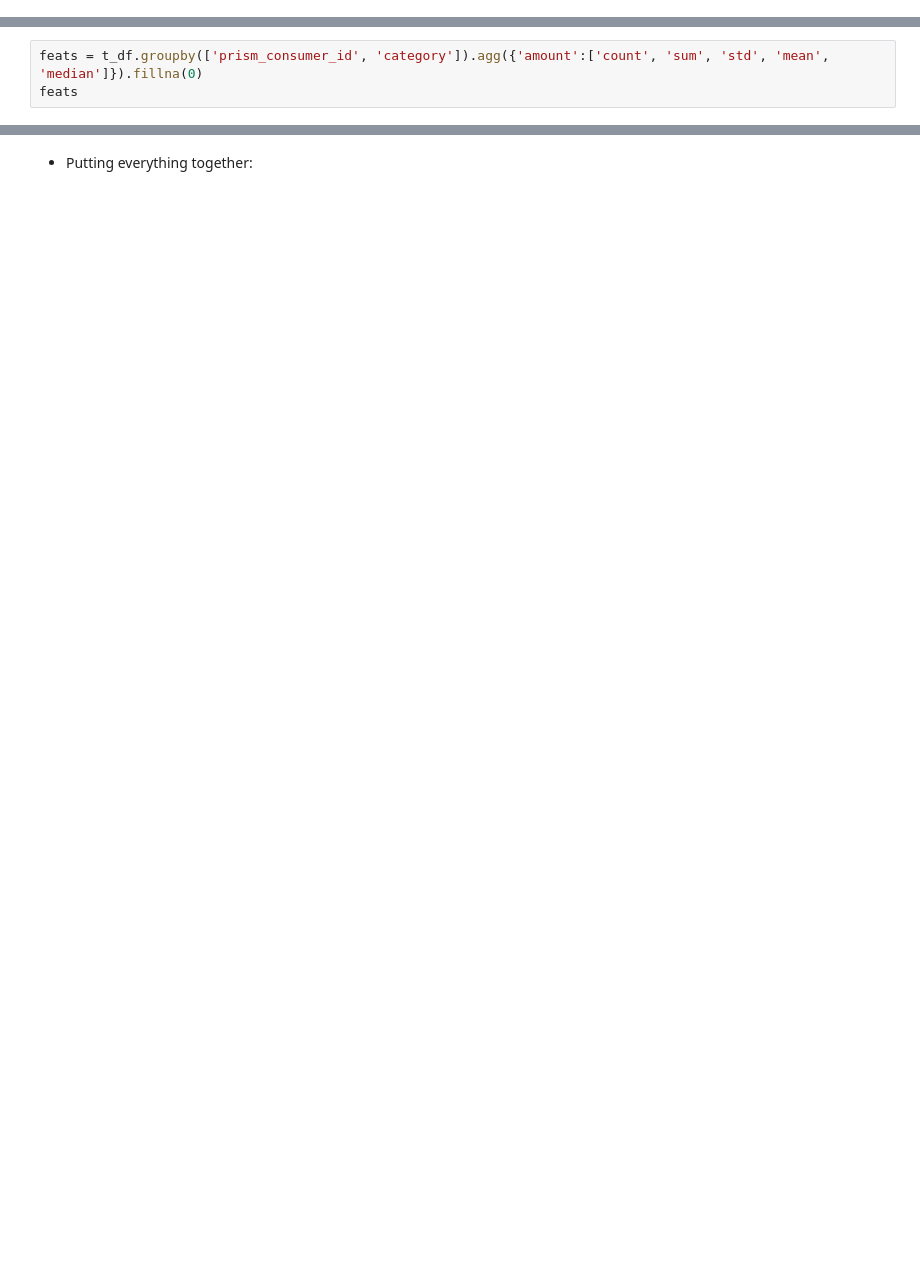
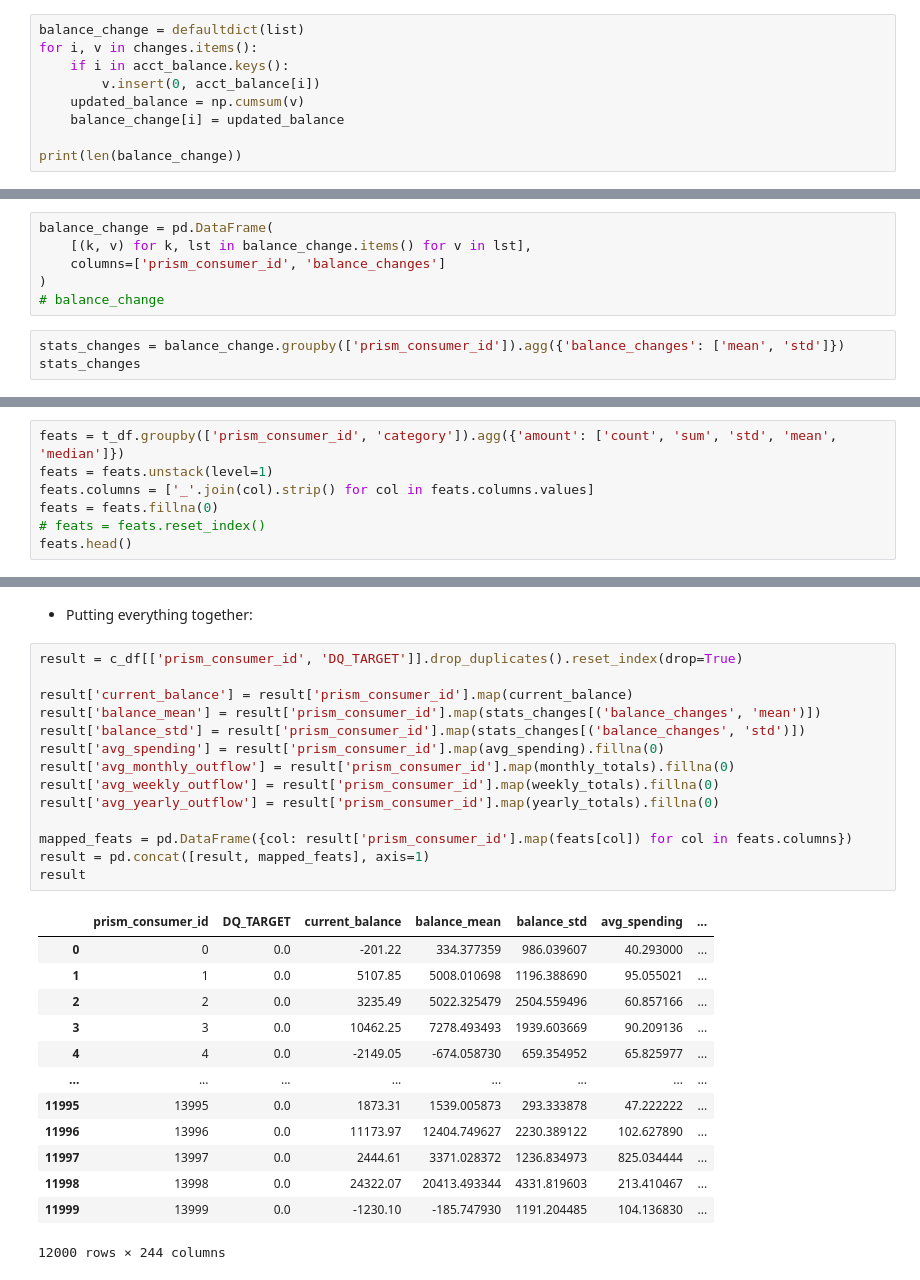
Before and after one commit to mozer123/credit_scoring, a Jupyter notebook: src/03/brandon.ipynb, the cells around one changed output, grey strips where cells are left out. Drawn from its saved outputs; the diff is of its cells as text; blank space fills up the shorter version.

```diff
--- a/src/03/brandon.ipynb
+++ b/src/03/brandon.ipynb
@@ -125,0 +191,9 @@ balance_changes
+# %%
+balance_change = defaultdict(list)
+for i, v in changes.items():
+    if i in acct_balance.keys():
+        v.insert(0, acct_balance[i])
+    updated_balance = np.cumsum(v)
+    balance_change[i] = updated_balance
+
+print(len(balance_change))
@@ -125,0 +204,9 @@ balance_changes
+# %%
+balance_change = pd.DataFrame(
+    [(k, v) for k, lst in balance_change.items() for v in lst],
+    columns=['prism_consumer_id', 'balance_changes']
+)
+# balance_change
+# %%
+stats_changes = balance_change.groupby(['prism_consumer_id']).agg({'balance_changes': ['mean', 'std']})
+stats_changes
@@ -126,5 +248,9 @@ balance_changes
 # %% [markdown]
 ## Required features:
 # %%
-feats = t_df.groupby(['prism_consumer_id', 'category']).agg({'amount':['count', 'sum', 'std', 'mean', 'median']}).fillna(0)
-feats
+feats = t_df.groupby(['prism_consumer_id', 'category']).agg({'amount': ['count', 'sum', 'std', 'mean', 'median']})
+feats = feats.unstack(level=1)
+feats.columns = ['_'.join(col).strip() for col in feats.columns.values]
+feats = feats.fillna(0)
+# feats = feats.reset_index()
+feats.head()
@@ -131,2 +266,30 @@ feats
 # %% [markdown]
 - Putting everything together:
+# %%
+result = c_df[['prism_consumer_id', 'DQ_TARGET']].drop_duplicates().reset_index(drop=True)
+
+result['current_balance'] = result['prism_consumer_id'].map(current_balance)
+result['balance_mean'] = result['prism_consumer_id'].map(stats_changes[('balance_changes', 'mean')])
+result['balance_std'] = result['prism_consumer_id'].map(stats_changes[('balance_changes', 'std')])
+result['avg_spending'] = result['prism_consumer_id'].map(avg_spending).fillna(0)
+result['avg_monthly_outflow'] = result['prism_consumer_id'].map(monthly_totals).fillna(0)
+result['avg_weekly_outflow'] = result['prism_consumer_id'].map(weekly_totals).fillna(0)
+result['avg_yearly_outflow'] = result['prism_consumer_id'].map(yearly_totals).fillna(0)
+
+mapped_feats = pd.DataFrame({col: result['prism_consumer_id'].map(feats[col]) for col in feats.columns})
+result = pd.concat([result, mapped_feats], axis=1)
+result
+# %% [output]
+|  | prism_consumer_id | DQ_TARGET | current_balance | balance_mean | balance_std | avg_spending | ... |
+| 0 | 0 | 0.0 | -201.22 | 334.377359 | 986.039607 | 40.293000 | ... |
+| 1 | 1 | 0.0 | 5107.85 | 5008.010698 | 1196.388690 | 95.055021 | ... |
+| 2 | 2 | 0.0 | 3235.49 | 5022.325479 | 2504.559496 | 60.857166 | ... |
+| 3 | 3 | 0.0 | 10462.25 | 7278.493493 | 1939.603669 | 90.209136 | ... |
+| 4 | 4 | 0.0 | -2149.05 | -674.058730 | 659.354952 | 65.825977 | ... |
+| ... | ... | ... | ... | ... | ... | ... | ... |
+| 11995 | 13995 | 0.0 | 1873.31 | 1539.005873 | 293.333878 | 47.222222 | ... |
+| 11996 | 13996 | 0.0 | 11173.97 | 12404.749627 | 2230.389122 | 102.627890 | ... |
+| 11997 | 13997 | 0.0 | 2444.61 | 3371.028372 | 1236.834973 | 825.034444 | ... |
+| 11998 | 13998 | 0.0 | 24322.07 | 20413.493344 | 4331.819603 | 213.410467 | ... |
+| 11999 | 13999 | 0.0 | -1230.10 | -185.747930 | 1191.204485 | 104.136830 | ... |
+12000 rows × 244 columns
```
Also changed, not shown: parts of 30 cells of this notebook, 2 other files.
